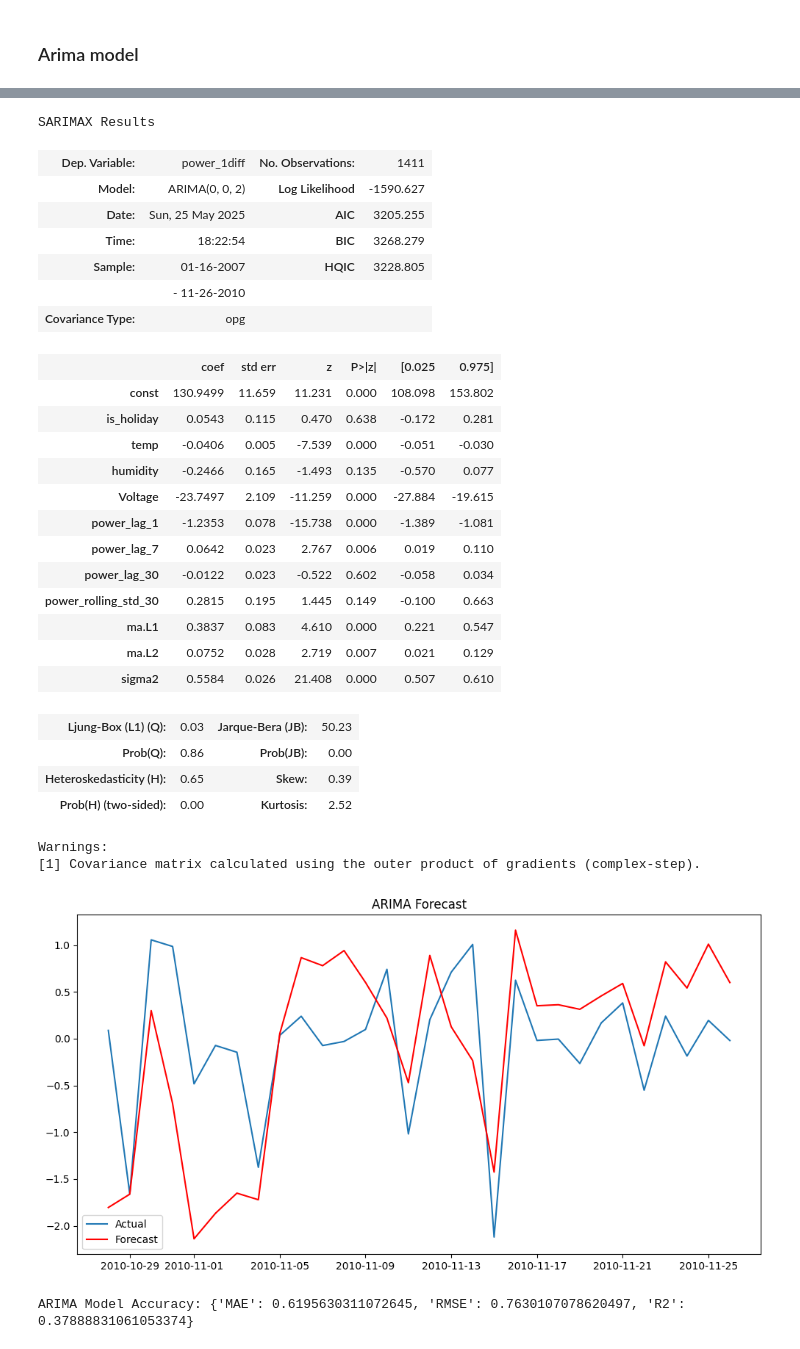
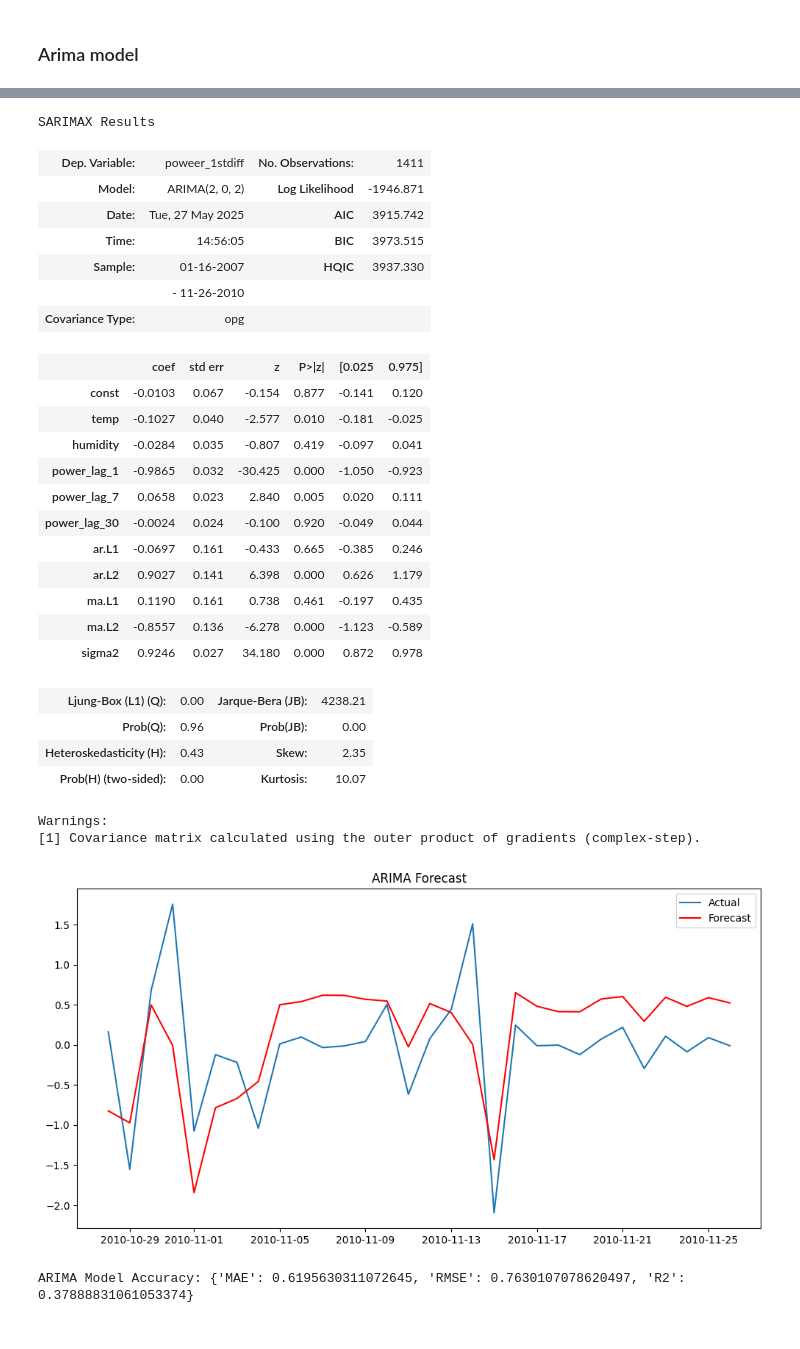
Before and after one commit to bhusalgokarna/Ds_FinalProject, a Jupyter notebook: notebooks/analysis_energy_consumption.ipynb, the cells around one changed output, grey strips where cells are left out. Saved outputs shown, nothing was run; the diff lists cells and outputs as text; code cells hidden in the pictures.

Commit message:
Model(Arima, SARIMAX, and EDA for Energy Forecasting)

```diff
--- a/notebooks/analysis_energy_consumption.ipynb
+++ b/notebooks/analysis_energy_consumption.ipynb
@@ -110,11 +106,0 @@ KeyError: 'datetime'
-# %%
-# plot the number of records per day to detect gaps or irregularities
-df['date'] = df.index.date
-
-df['date'].value_counts().sort_index().plot(kind='line', figsize=(12, 3),color='orange', linewidth=0.5)
-plt.title('Number of Records per Day')
-plt.xlabel('Date')
-plt.ylabel('Number of Records')
-plt.xticks(rotation=45)
-
-plt.show()
@@ -188,9 +174,0 @@ plot_variable_distribution(df)
-# %%
-# log transformation
-def log_transform(df):
-    numeric_columns = df.select_dtypes(include=[np.number]).columns.tolist()
-    for column in numeric_columns:
-        if df[column].min() > 0:  # Ensure no negative or zero values
-            df[column] = np.log(df[column])
-    return df
-df = log_transform(df)
@@ -421,7 +421,7 @@ df['quarter'] = df.index.quarter
 df['is_weekend'] = (df.index.dayofweek >= 5).astype(int)
 df['is_holiday'] = pd.Series(df.index.date, index=df.index).isin(holiday_dates).astype(int)
 
-df['power_1diff'] = df['Global_active_power'].diff()
+df['poweer_1stdiff'] = df['Global_active_power'].diff()
 
 # Create lag features
 for lag in [1, 7, 30]:
@@ -560,59 +560,58 @@ ARIMA Performance - MAE: 0.5924, RMSE: 0.7060
 
 def fit_arima_model(df, order):
     """Fit an ARIMA model to the data."""
-    model = ARIMA(df['power_1diff'], order=order,exog=df[[ 'is_holiday', 'temp', 'humidity','Voltage','power_lag_1', 'power_lag_7', 'power_lag_30', 'power_rolling_std_30']])
+    model = ARIMA(df['poweer_1stdiff'], order=order,exog=df[['temp','humidity','power_lag_1', 'power_lag_7','power_lag_30' ]])
     model_fit = model.fit()
     return model_fit
 
-model=fit_arima_model(df, (0, 0, 2))
+model=fit_arima_model(df, (2,0, 2))
 model.summary()
 # %% [output]
 SARIMAX Results
-| Dep. Variable: | power_1diff | No. Observations: | 1411 |
-| Model: | ARIMA(0, 0, 2) | Log Likelihood | -1590.627 |
-| Date: | Sun, 25 May 2025 | AIC | 3205.255 |
-| Time: | 18:22:54 | BIC | 3268.279 |
-| Sample: | 01-16-2007 | HQIC | 3228.805 |
+| Dep. Variable: | poweer_1stdiff | No. Observations: | 1411 |
+| Model: | ARIMA(2, 0, 2) | Log Likelihood | -1946.871 |
+| Date: | Tue, 27 May 2025 | AIC | 3915.742 |
+| Time: | 14:56:05 | BIC | 3973.515 |
+| Sample: | 01-16-2007 | HQIC | 3937.330 |
 |  | - 11-26-2010 |  |  |
 | Covariance Type: | opg |  |  |
 |  | coef | std err | z | P>|z| | [0.025 | 0.975] |
-| const | 130.9499 | 11.659 | 11.231 | 0.000 | 108.098 | 153.802 |
-| is_holiday | 0.0543 | 0.115 | 0.470 | 0.638 | -0.172 | 0.281 |
-| temp | -0.0406 | 0.005 | -7.539 | 0.000 | -0.051 | -0.030 |
-| humidity | -0.2466 | 0.165 | -1.493 | 0.135 | -0.570 | 0.077 |
-| Voltage | -23.7497 | 2.109 | -11.259 | 0.000 | -27.884 | -19.615 |
-| power_lag_1 | -1.2353 | 0.078 | -15.738 | 0.000 | -1.389 | -1.081 |
-| power_lag_7 | 0.0642 | 0.023 | 2.767 | 0.006 | 0.019 | 0.110 |
-| power_lag_30 | -0.0122 | 0.023 | -0.522 | 0.602 | -0.058 | 0.034 |
-| power_rolling_std_30 | 0.2815 | 0.195 | 1.445 | 0.149 | -0.100 | 0.663 |
-| ma.L1 | 0.3837 | 0.083 | 4.610 | 0.000 | 0.221 | 0.547 |
-| ma.L2 | 0.0752 | 0.028 | 2.719 | 0.007 | 0.021 | 0.129 |
-| sigma2 | 0.5584 | 0.026 | 21.408 | 0.000 | 0.507 | 0.610 |
+| const | -0.0103 | 0.067 | -0.154 | 0.877 | -0.141 | 0.120 |
+| temp | -0.1027 | 0.040 | -2.577 | 0.010 | -0.181 | -0.025 |
+| humidity | -0.0284 | 0.035 | -0.807 | 0.419 | -0.097 | 0.041 |
+| power_lag_1 | -0.9865 | 0.032 | -30.425 | 0.000 | -1.050 | -0.923 |
+| power_lag_7 | 0.0658 | 0.023 | 2.840 | 0.005 | 0.020 | 0.111 |
+| power_lag_30 | -0.0024 | 0.024 | -0.100 | 0.920 | -0.049 | 0.044 |
+| ar.L1 | -0.0697 | 0.161 | -0.433 | 0.665 | -0.385 | 0.246 |
+| ar.L2 | 0.9027 | 0.141 | 6.398 | 0.000 | 0.626 | 1.179 |
+| ma.L1 | 0.1190 | 0.161 | 0.738 | 0.461 | -0.197 | 0.435 |
+| ma.L2 | -0.8557 | 0.136 | -6.278 | 0.000 | -1.123 | -0.589 |
+| sigma2 | 0.9246 | 0.027 | 34.180 | 0.000 | 0.872 | 0.978 |
-| Ljung-Box (L1) (Q): | 0.03 | Jarque-Bera (JB): | 50.23 |
-| Prob(Q): | 0.86 | Prob(JB): | 0.00 |
-| Heteroskedasticity (H): | 0.65 | Skew: | 0.39 |
-| Prob(H) (two-sided): | 0.00 | Kurtosis: | 2.52 |
+| Ljung-Box (L1) (Q): | 0.00 | Jarque-Bera (JB): | 4238.21 |
+| Prob(Q): | 0.96 | Prob(JB): | 0.00 |
+| Heteroskedasticity (H): | 0.43 | Skew: | 2.35 |
+| Prob(H) (two-sided): | 0.00 | Kurtosis: | 10.07 |
 Warnings:
 [1] Covariance matrix calculated using the outer product of gradients (complex-step).
 # %%
 # forecasting with ARIMA
 def forecast_arima(model, steps):
     """Generate forecasts using the fitted ARIMA model."""
     forecast = model.forecast(
         steps=steps,
-        exog=df[['is_holiday', 'temp', 'humidity', 'Voltage', 'power_lag_1', 'power_lag_7', 'power_lag_30', 'power_rolling_std_30']].iloc[-steps:]
+        exog=df[['temp','humidity','power_lag_1','power_lag_7','power_lag_30']].iloc[-steps:]
     )
     return forecast
 
 forecast = forecast_arima(model, steps=arima_optimizer.train_size)
 plt.figure(figsize=(12, 6))
-plt.plot(df.index[-30:], df['power_1diff'].iloc[-30:], label='Actual')
+plt.plot(df.index[-30:], df['poweer_1stdiff'].iloc[-30:], label='Actual')
 plt.plot(df.index[-30:], forecast[-30:], label='Forecast', color='red')
 plt.title('ARIMA Forecast')
 plt.legend()
 plt.show()
 # %% [output]
-[figure, old version]
+[figure, new version]
 # %%
 model.accuracy_stats = {
     'MAE': mean_absolute_error(df['power_1diff'].iloc[-arima_optimizer.train_size:], forecast),
```
Also changed, not shown: parts of 17 cells of this notebook, 23 other files.
